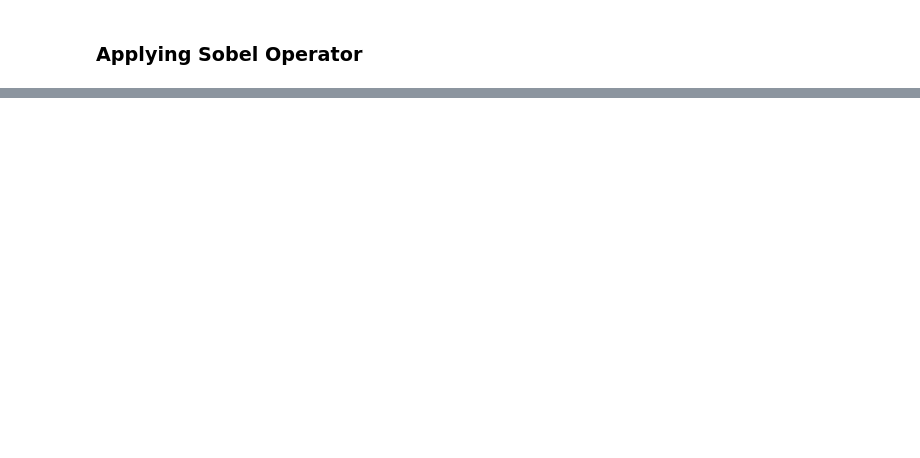
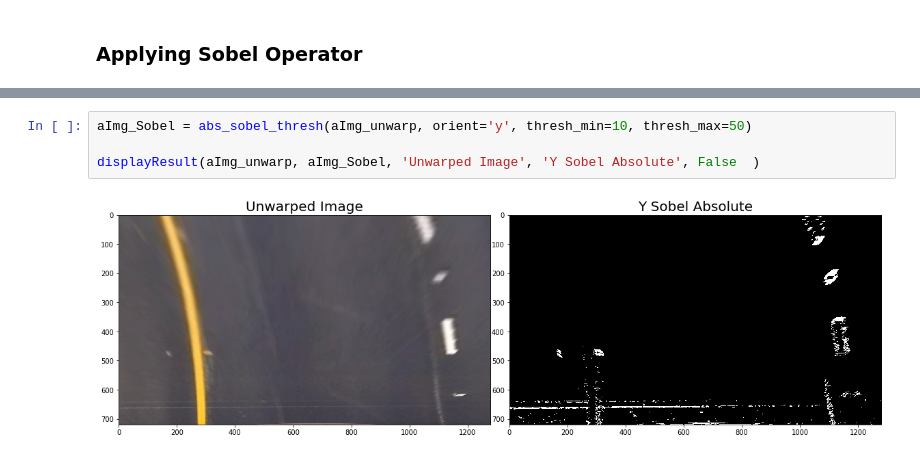
Before and after one commit to linuxairhead/SDC-P3-Advanced-Lane-Lines, a Jupyter notebook: Advanced Lane Lines.ipynb, the cells around one changed output, grey strips where cells are left out. Drawn from its saved outputs; the diff is of its cells as text; blank space fills up the shorter version.

```diff
--- a/Advanced Lane Lines.ipynb
+++ b/Advanced Lane Lines.ipynb
@@ -119,0 +148,6 @@ displayResult(aImg_unwarp, aImg_Sobel, 'Unwarped Image', 'Sobel Absolute'  )
+# %%
+aImg_Sobel = abs_sobel_thresh(aImg_unwarp, orient='y', thresh_min=10, thresh_max=50)
+
+displayResult(aImg_unwarp, aImg_Sobel, 'Unwarped Image', 'Y Sobel Absolute', False  )
+# %% [output]
+[figure, added]
```
Also changed, not shown: parts of 17 cells of this notebook, 1 other file.
